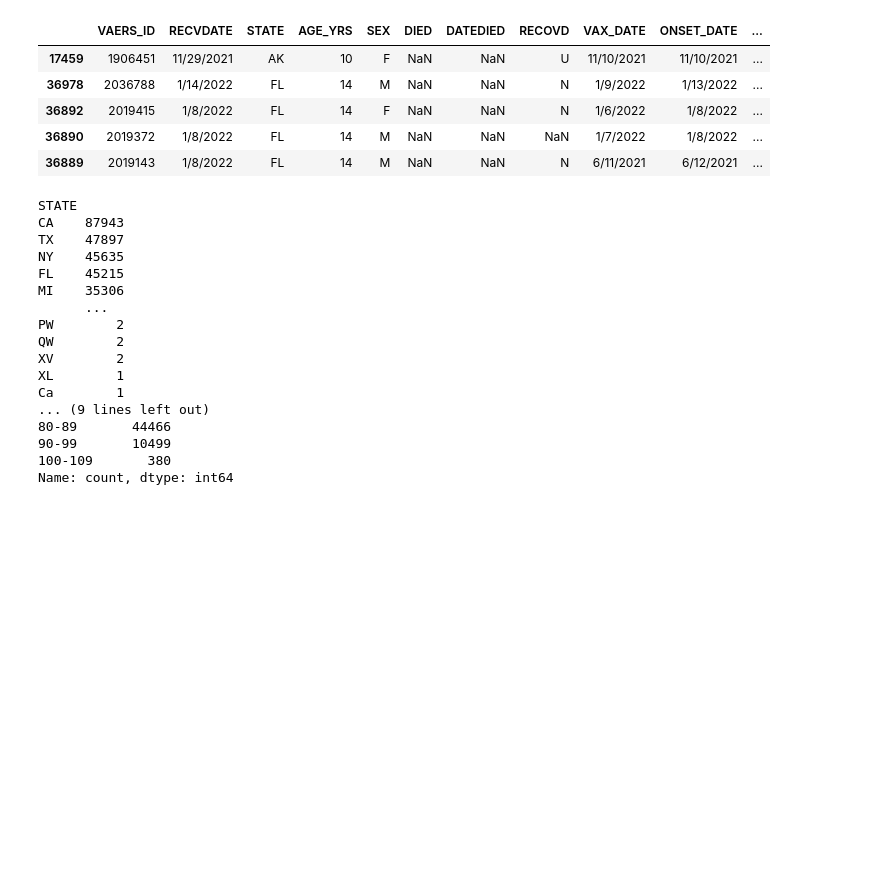
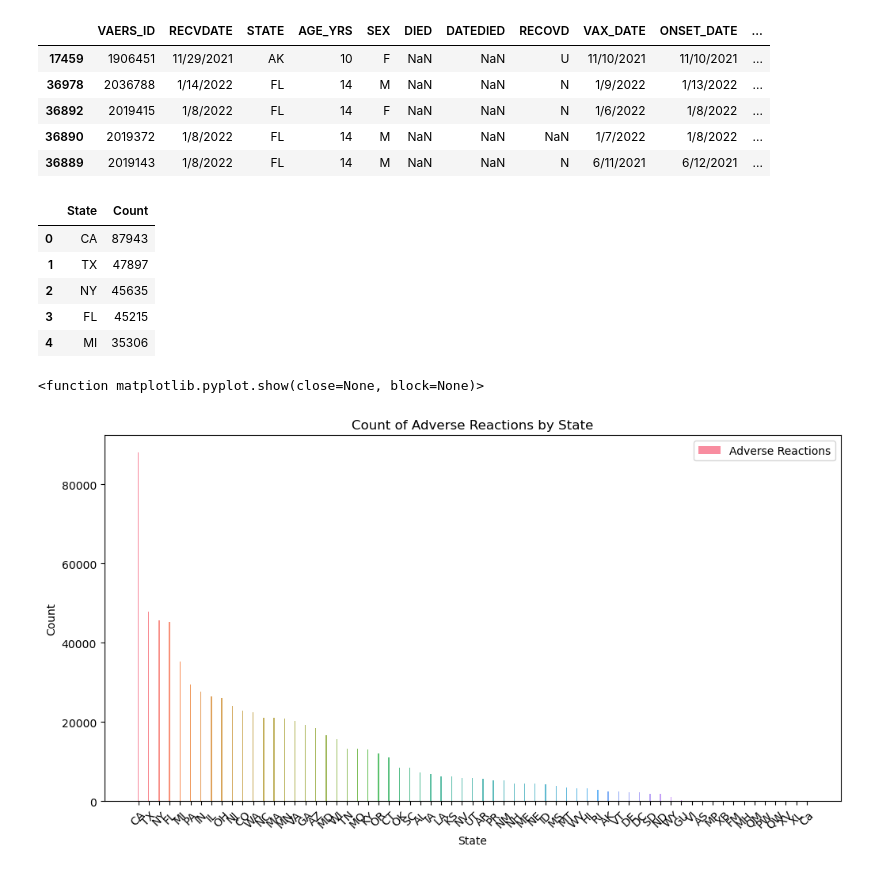
Before and after one commit to eli-crawley/covid_health, a Jupyter notebook: individual_works/wrob.ipynb, the cells around one changed output. Cells and saved outputs as stored; diff of their text form; code cells hidden in the pictures; blank space fills up the shorter version.

```diff
--- a/individual_works/wrob.ipynb
+++ b/individual_works/wrob.ipynb
@@ -59,24 +59,38 @@ health_wrob_age.head()
 | 36889 | 2019143 | 1/8/2022 | FL | 14 | M | NaN | NaN | N | 6/11/2021 | 6/12/2021 | ... |
 # %%
 state_counts = health_wrob_df["STATE"].value_counts()
-age_group_counts=health_wrob_age["Age_Group"].value_counts()
-print(state_counts)
-print(age_group_counts)
+#age_group_counts=health_wrob_age["Age_Group"].value_counts()
+state_counts_df = pd.DataFrame({'State':state_counts.index, 'Count': state_counts.values})
+#print(age_group_counts)
+state_counts_df.head()
 # %% [output]
-STATE
-CA    87943
-TX    47897
-NY    45635
-FL    45215
-MI    35306
-      ...
-PW        2
-QW        2
-XV        2
-XL        1
-Ca        1
-... (9 lines left out)
-80-89       44466
-90-99       10499
-100-109       380
-Name: count, dtype: int64
+|  | State | Count |
+| 0 | CA | 87943 |
+| 1 | TX | 47897 |
+| 2 | NY | 45635 |
+| 3 | FL | 45215 |
+| 4 | MI | 35306 |
+# %%
+import seaborn as sns
+
+y = state_counts_df["Count"]
+x_labels = state_counts_df["State"]
+x = np.arange(len(x_labels))
+
+#Generate different colors
+colors = sns.color_palette("tab10", len(x))
+
+# Create te bar chart
+plt.figure(figsize=(12,6))
+plt.bar(x, y, color= colors, width=0.6, alpha=0.8, align='center', label="Adverse Reactions")
+
+
+plt.xticks(ticks=x, labels=x_labels, rotation=45)
+plt.xlabel("State")
+plt.ylabel("Count")
+plt.title("Count of Adverse Reactions by State")
+plt.legend()
+plt.show
+# %% [output]
+<function matplotlib.pyplot.show(close=None, block=None)>
+[figure, added]
```
Also changed, not shown: parts of 2 cells of this notebook, 2 other files.
